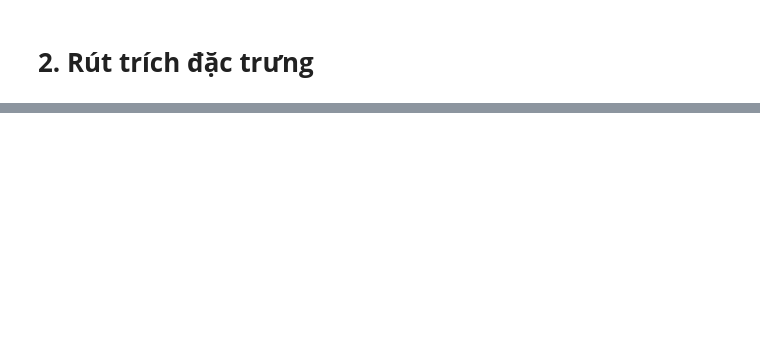
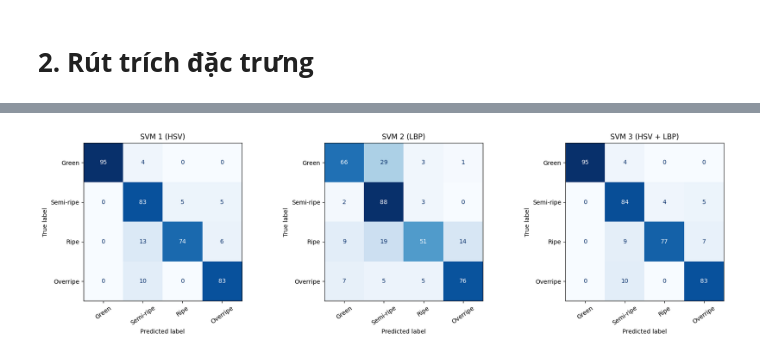
Before and after one commit to Thinhng04/Banana-Ripeness-Classification, a Jupyter notebook: cs231-svm.ipynb, the cells around one changed output, grey strips where cells are left out. Cells and saved outputs as stored; diff of their text form; code cells hidden in the pictures; blank space fills up the shorter version.

```diff
--- a/cs231-svm.ipynb
+++ b/cs231-svm.ipynb
@@ -127,26 +148,0 @@ Kích thước các bộ đặc trưng trên tập Train:
-# %%
-from sklearn.svm import SVC
-from sklearn.model_selection import GridSearchCV
-
-# Lưới tham số C và gamma theo yêu cầu mục 5
-param_grid = {
-    'C': [0.1, 1, 10, 100],
-    'gamma': ['scale', 'auto', 0.01, 0.1, 1],
-    'kernel': ['rbf']
-}
-
-experiments = {
-    "SVM 1 (HSV)": (X_train_hsv, X_test_hsv),
-    "SVM 2 (LBP)": (X_train_lbp, X_test_lbp),
-    "SVM 3 (HSV + LBP)": (X_train_hsv_lbp, X_test_hsv_lbp),
-    "SVM 4 (HSV + HOG)": (X_train_hsv_hog, X_test_hsv_hog)
-}
-
-trained_models = {}
-
-for name, (X_tr, X_te) in experiments.items():
-    print(f"Đang huấn luyện {name}...")
-    grid = GridSearchCV(SVC(random_state=42), param_grid, cv=5, scoring='f1_macro', n_jobs=-1)
-    grid.fit(X_tr, y_train)
-    trained_models[name] = grid
-    print(f"-> Hoàn tất: Best Params = {grid.best_params_} | Best CV F1 = {grid.best_score_:.4f}")
@@ -215,0 +295,18 @@ weighted avg       0.98      0.98      0.98       492
+# %%
+# Confusion Matrix cho cả 3 bộ đặc trưng
+fig, axes = plt.subplots(1, 3, figsize=(17, 5))
+
+for ax, (name, (X_tr, X_va, X_te)) in zip(axes, experiments.items()):
+    model = trained_models[name]["model"]
+    y_pred = model.predict(X_te)
+    ConfusionMatrixDisplay.from_predictions(
+        y_test, y_pred, labels=label_ids, display_labels=class_names,
+        cmap="Blues", ax=ax, colorbar=False
+    )
+    ax.set_title(name)
+    ax.tick_params(axis="x", labelrotation=35)
+
+plt.tight_layout()
+plt.show()
+# %% [output]
+[figure, added]
```
Also changed, not shown: parts of 18 cells of this notebook.
